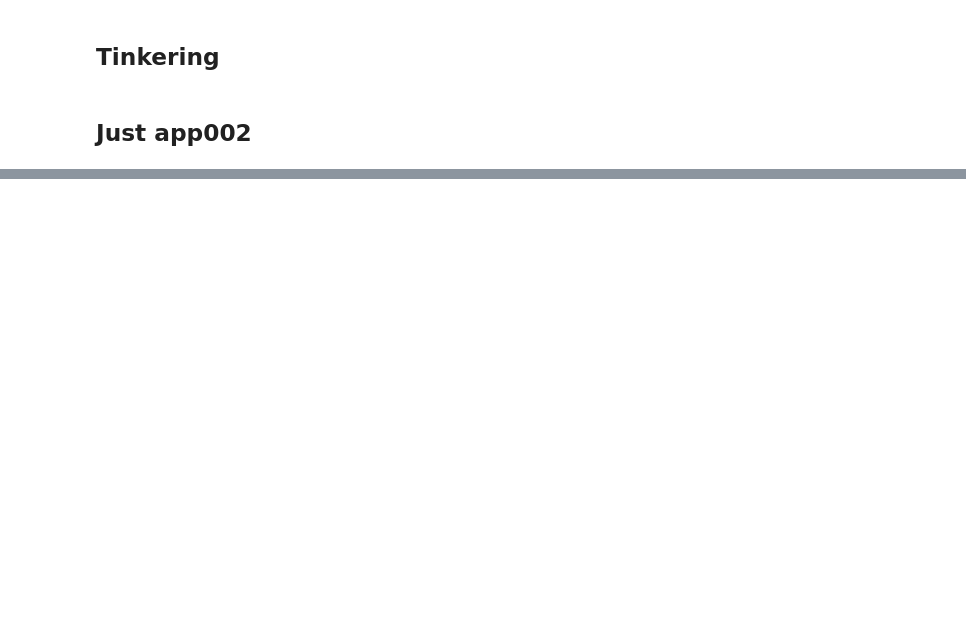
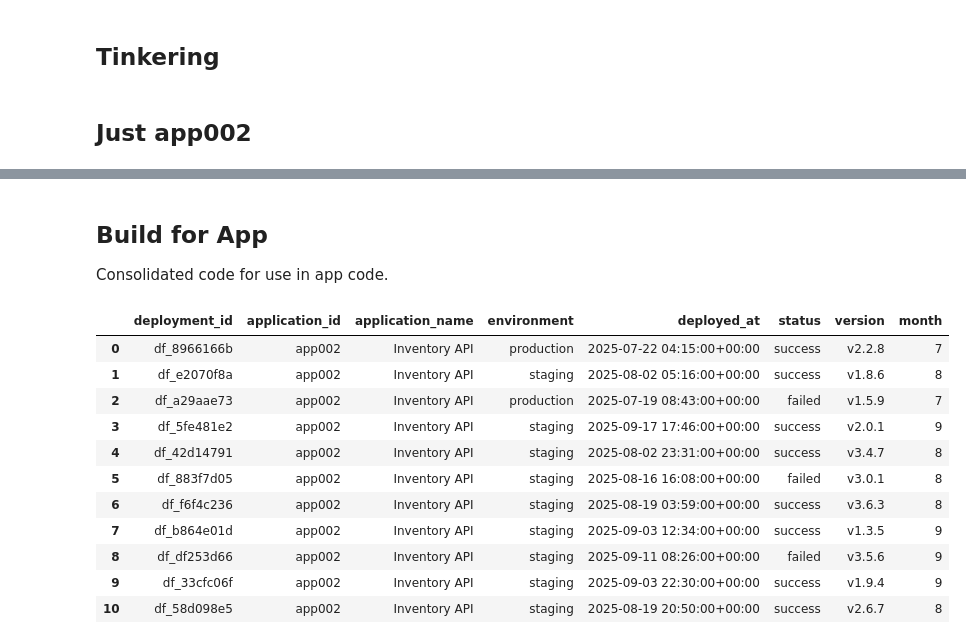
Before and after one commit to ingeniousideas/bpp_module2_project, a Jupyter notebook: jupyter/dora_failure_graph.ipynb, the cells around one changed output, grey strips where cells are left out. Saved outputs shown, nothing was run; the diff lists cells and outputs as text; code cells hidden in the pictures; blank space fills up the shorter version.

```diff
--- a/jupyter/dora_failure_graph.ipynb
+++ b/jupyter/dora_failure_graph.ipynb
@@ -133,3 +241,30 @@ fig_month_stat_bar.update_xaxes(
 )
 
 fig_month_stat_bar.show()
+# %% [markdown]
+## Build for App
+
+Consolidated code for use in app code.
+# %%
+# set parameter for query
+app_id = 'app002'
+# %%
+df_app2_only = df_deployments[df_deployments['application_id'] == app_id]
+
+# https://pandas.pydata.org/docs/reference/api/pandas.DataFrame.set_index.html
+df_app2_only.reset_index(drop=True, inplace=True)
+
+df_app2_only
+# %% [output]
+|  | deployment_id | application_id | application_name | environment | deployed_at | status | version | month |
+| 0 | df_8966166b | app002 | Inventory API | production | 2025-07-22 04:15:00+00:00 | success | v2.2.8 | 7 |
+| 1 | df_e2070f8a | app002 | Inventory API | staging | 2025-08-02 05:16:00+00:00 | success | v1.8.6 | 8 |
+| 2 | df_a29aae73 | app002 | Inventory API | production | 2025-07-19 08:43:00+00:00 | failed | v1.5.9 | 7 |
+| 3 | df_5fe481e2 | app002 | Inventory API | staging | 2025-09-17 17:46:00+00:00 | success | v2.0.1 | 9 |
+| 4 | df_42d14791 | app002 | Inventory API | staging | 2025-08-02 23:31:00+00:00 | success | v3.4.7 | 8 |
+| 5 | df_883f7d05 | app002 | Inventory API | staging | 2025-08-16 16:08:00+00:00 | failed | v3.0.1 | 8 |
+| 6 | df_f6f4c236 | app002 | Inventory API | staging | 2025-08-19 03:59:00+00:00 | success | v3.6.3 | 8 |
+| 7 | df_b864e01d | app002 | Inventory API | staging | 2025-09-03 12:34:00+00:00 | success | v1.3.5 | 9 |
+| 8 | df_df253d66 | app002 | Inventory API | staging | 2025-09-11 08:26:00+00:00 | failed | v3.5.6 | 9 |
+| 9 | df_33cfc06f | app002 | Inventory API | staging | 2025-09-03 22:30:00+00:00 | success | v1.9.4 | 9 |
+| 10 | df_58d098e5 | app002 | Inventory API | staging | 2025-08-19 20:50:00+00:00 | success | v2.6.7 | 8 |
```
Also changed, not shown: parts of 7 cells of this notebook, 2 other files.
